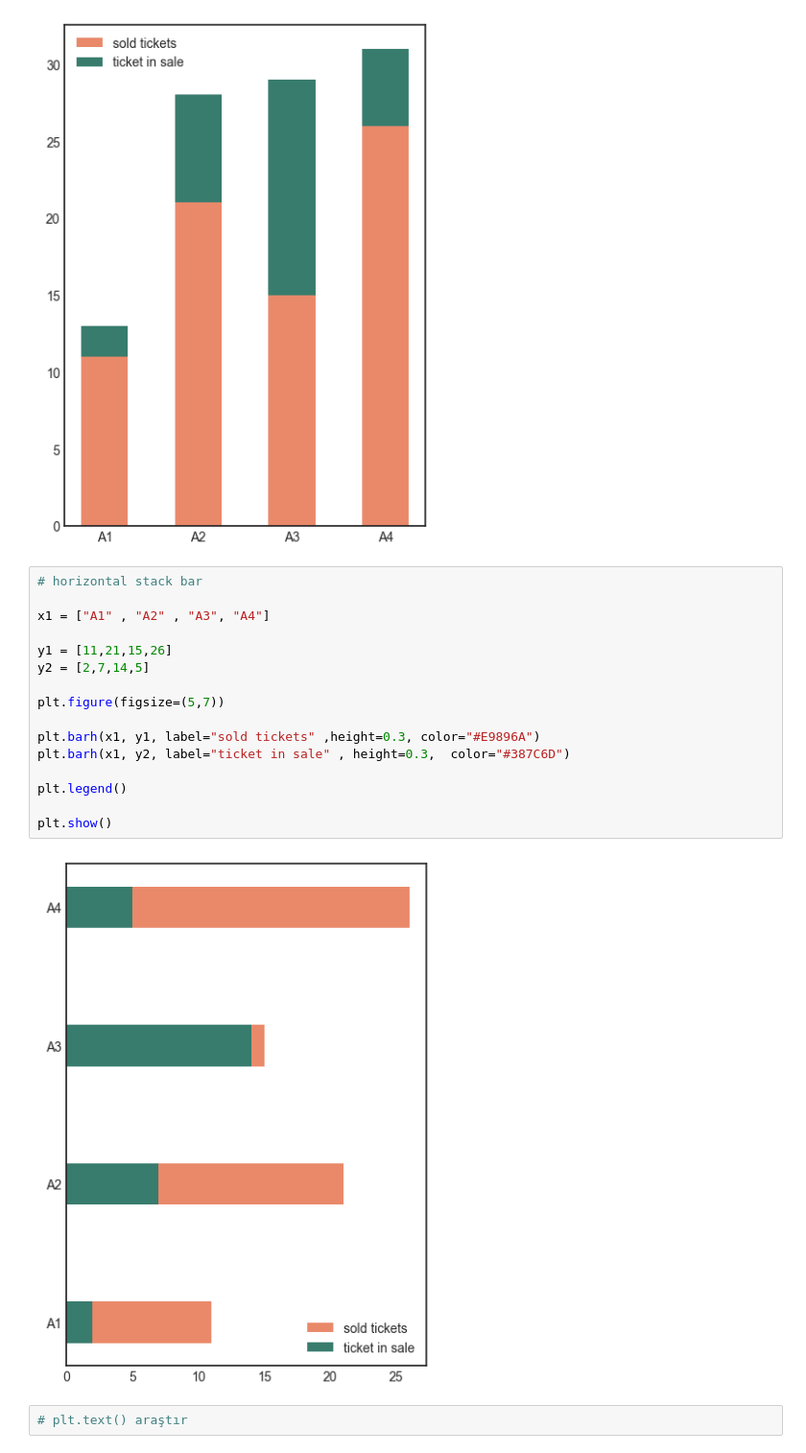
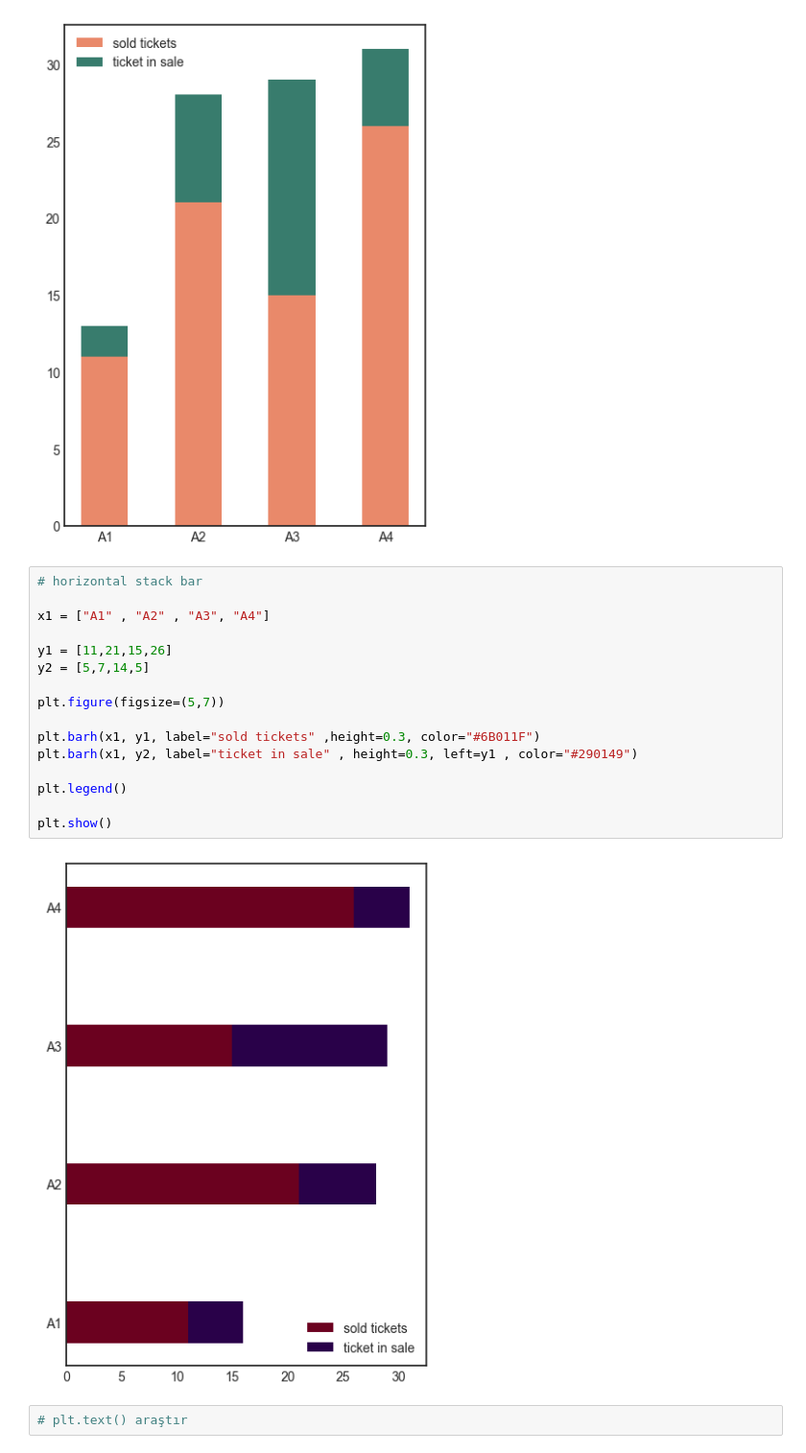
Before and after one commit to fatihdursunfd/AI-Bootcamp, a Jupyter notebook: AI/Veri Analizi/matplotlib.ipynb, the cells around one changed output. Shown: that part at 96% size. Saved outputs shown, nothing was run; the diff lists cells and outputs as text.

```diff
--- a/AI/Veri Analizi/matplotlib.ipynb
+++ b/AI/Veri Analizi/matplotlib.ipynb
@@ -186,21 +186,21 @@ plt.show()
 # %%
 # horizontal stack bar
 
 x1 = ["A1" , "A2" , "A3", "A4"]
 
 y1 = [11,21,15,26]
-y2 = [2,7,14,5]
+y2 = [5,7,14,5]
 
 plt.figure(figsize=(5,7))
 
-plt.barh(x1, y1, label="sold tickets" ,height=0.3, color="#E9896A")
-plt.barh(x1, y2, label="ticket in sale" , height=0.3,  color="#387C6D")
+plt.barh(x1, y1, label="sold tickets" ,height=0.3, color="#6B011F")
+plt.barh(x1, y2, label="ticket in sale" , height=0.3, left=y1 , color="#290149")
 
 plt.legend()
 
 plt.show()
 # %% [output]
-[figure, old version]
+[figure, new version]
 # %%
 # plt.text() araştır
 # %%
```
